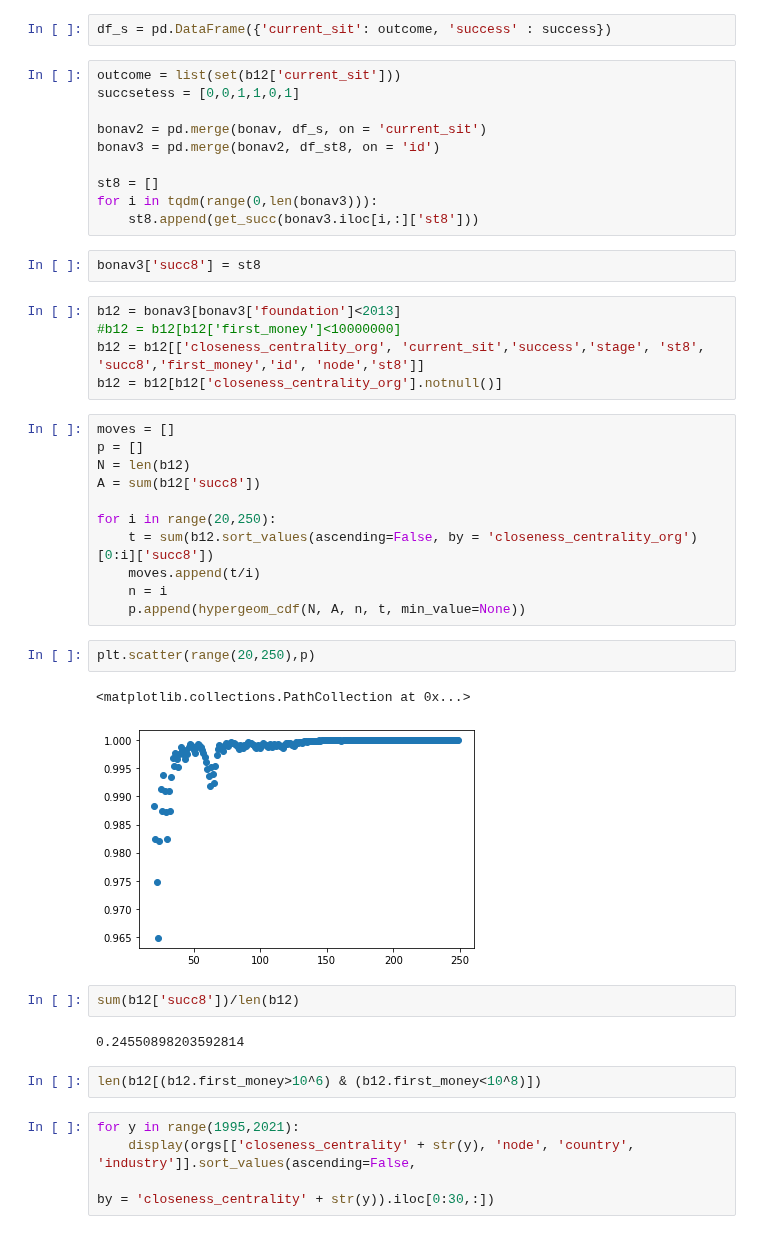
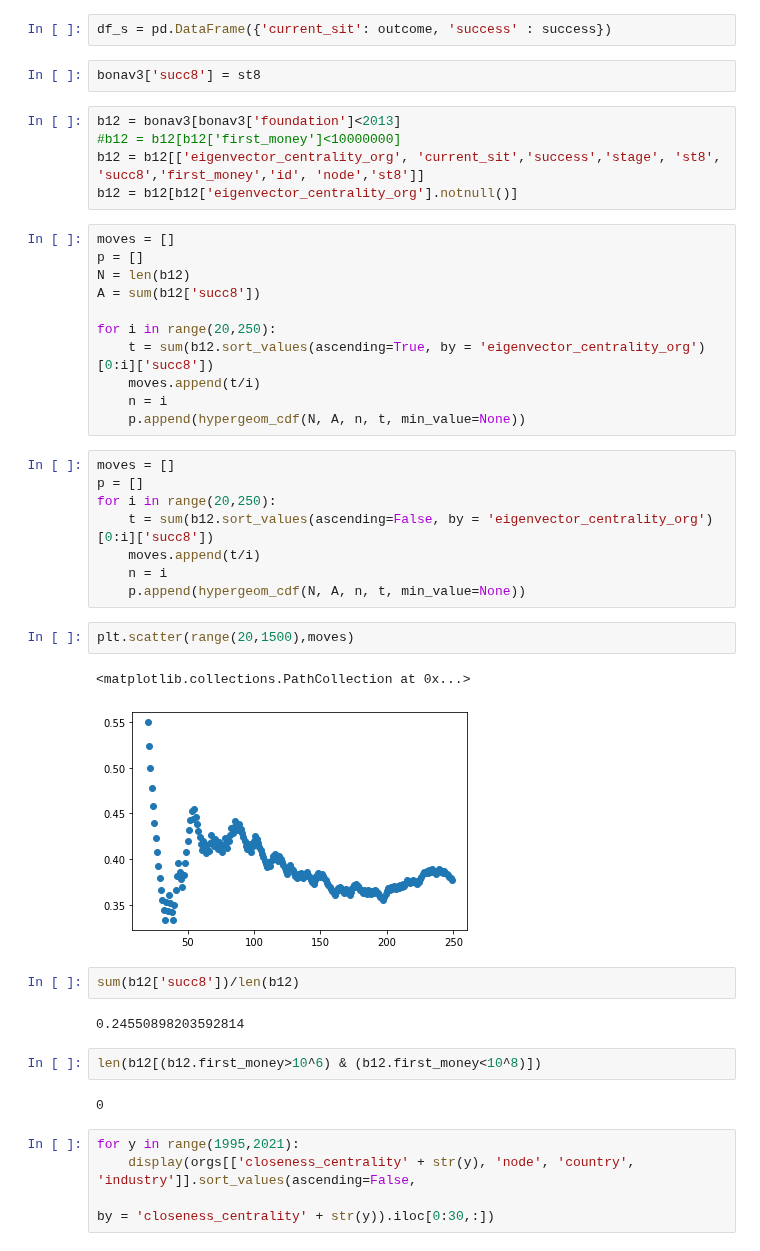
Before and after one commit to testalorenzo/crunch_net, a Jupyter notebook: ANS/ANS_all/orgorg4/Untitled.ipynb, the cells around one changed output. Cells and saved outputs as stored; diff of their text form.

```diff
--- a/ANS/ANS_all/orgorg4/Untitled.ipynb
+++ b/ANS/ANS_all/orgorg4/Untitled.ipynb
@@ -116,22 +180,12 @@ for y in range(1995,2022):
 # %%
 df_s = pd.DataFrame({'current_sit': outcome, 'success' : success})
-# %%
-outcome = list(set(b12['current_sit']))
-succsetess = [0,0,1,1,0,1]
-
-bonav2 = pd.merge(bonav, df_s, on = 'current_sit')
-bonav3 = pd.merge(bonav2, df_st8, on = 'id')
-
-st8 = []
-for i in tqdm(range(0,len(bonav3))):
-    st8.append(get_succ(bonav3.iloc[i,:]['st8']))
 # %%
 bonav3['succ8'] = st8
 # %%
 b12 = bonav3[bonav3['foundation']<2013]
 #b12 = b12[b12['first_money']<10000000]
-b12 = b12[['closeness_centrality_org', 'current_sit','success','stage', 'st8', 'succ8','first_money','id', 'node','st8']]
-b12 = b12[b12['closeness_centrality_org'].notnull()]
+b12 = b12[['eigenvector_centrality_org', 'current_sit','success','stage', 'st8', 'succ8','first_money','id', 'node','st8']]
+b12 = b12[b12['eigenvector_centrality_org'].notnull()]
 # %%
 moves = []
 p = []
@@ -139,21 +193,31 @@ N = len(b12)
 A = sum(b12['succ8'])
 
 for i in range(20,250):
-    t = sum(b12.sort_values(ascending=False, by = 'closeness_centrality_org')[0:i]['succ8'])
+    t = sum(b12.sort_values(ascending=True, by = 'eigenvector_centrality_org')[0:i]['succ8'])
     moves.append(t/i)
     n = i
     p.append(hypergeom_cdf(N, A, n, t, min_value=None))
+# %%
+moves = []
+p = []
+for i in range(20,250):
+    t = sum(b12.sort_values(ascending=False, by = 'eigenvector_centrality_org')[0:i]['succ8'])
+    moves.append(t/i)
+    n = i
+    p.append(hypergeom_cdf(N, A, n, t, min_value=None))
 # %%
-plt.scatter(range(20,250),p)
+plt.scatter(range(20,1500),moves)
 # %% [output]
 <matplotlib.collections.PathCollection at 0x...>
-[figure, old version]
+[figure, new version]
 # %%
 sum(b12['succ8'])/len(b12)
 # %% [output]
 0.24550898203592814
 # %%
 len(b12[(b12.first_money>10^6) & (b12.first_money<10^8)])
+# %% [output]
+0
 # %%
 for y in range(1995,2021):
     display(orgs[['closeness_centrality' + str(y), 'node', 'country', 'industry']].sort_values(ascending=False,
```
Also changed, not shown: parts of 12 cells of this notebook.
